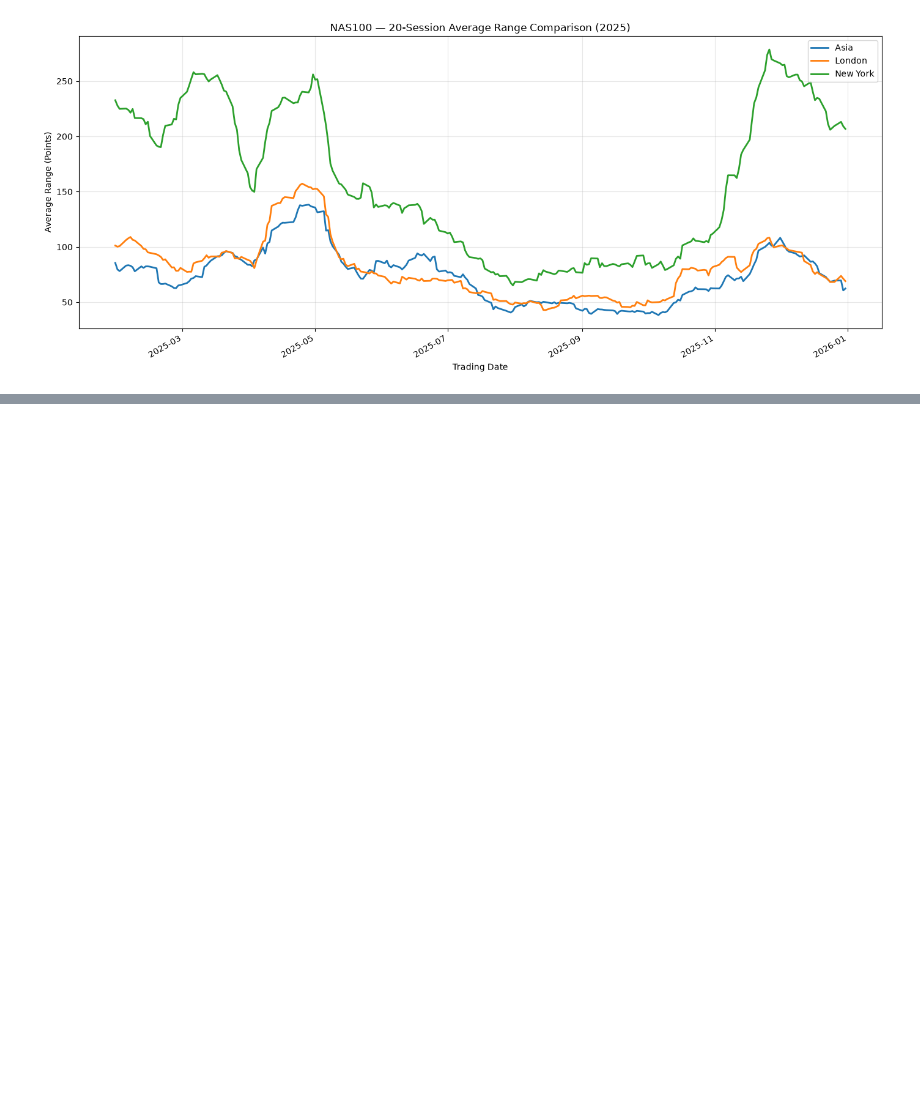
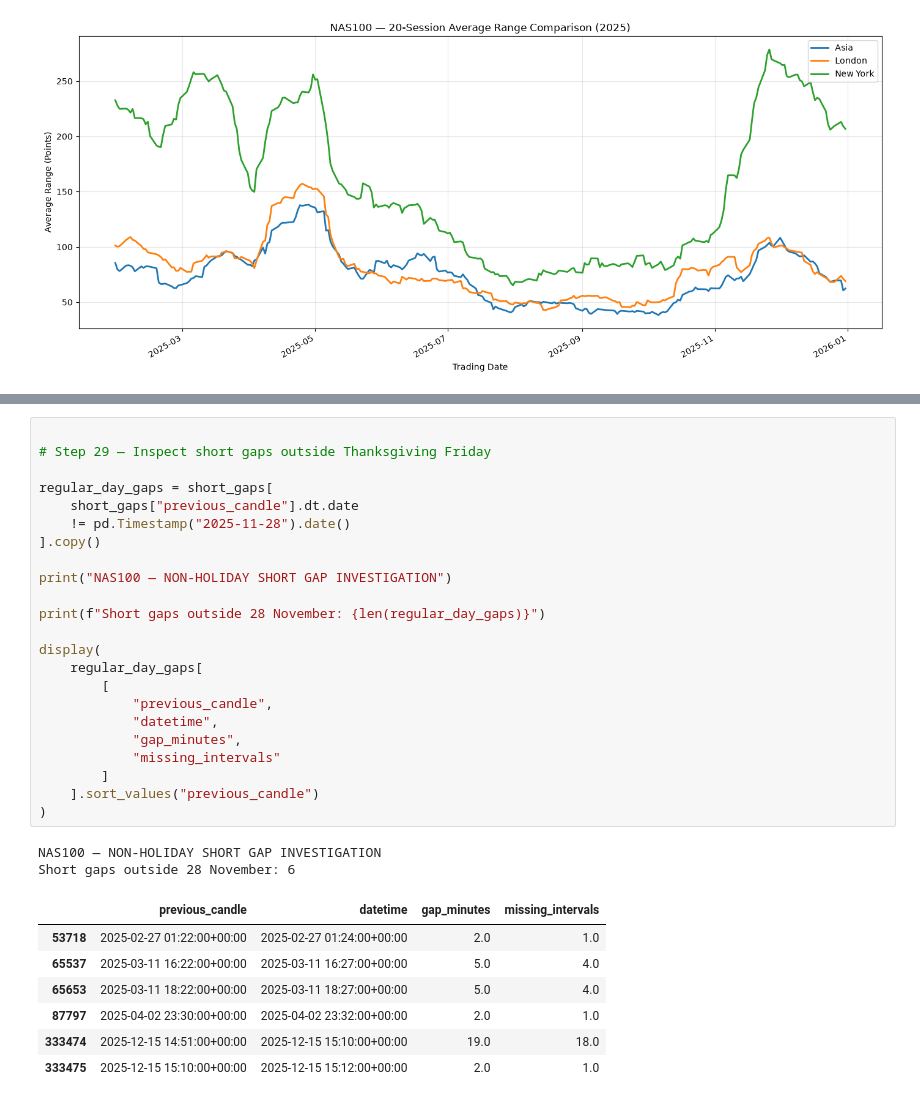
Before and after one commit to oa1013/candle-fetcher, a Jupyter notebook: notebooks/08_daily_session_range_analyzer.ipynb, the cells around one changed output, grey strips where cells are left out. Drawn from its saved outputs; the diff is of its cells as text; blank space fills up the shorter version.

```diff
--- a/notebooks/08_daily_session_range_analyzer.ipynb
+++ b/notebooks/08_daily_session_range_analyzer.ipynb
@@ -971,0 +1221,33 @@ plt.show()
+# %%
+
+# Step 29 — Inspect short gaps outside Thanksgiving Friday
+
+regular_day_gaps = short_gaps[
+    short_gaps["previous_candle"].dt.date
+    != pd.Timestamp("2025-11-28").date()
+].copy()
+
+print("NAS100 — NON-HOLIDAY SHORT GAP INVESTIGATION")
+
+print(f"Short gaps outside 28 November: {len(regular_day_gaps)}")
+
+display(
+    regular_day_gaps[
+        [
+            "previous_candle",
+            "datetime",
+            "gap_minutes",
+            "missing_intervals"
+        ]
+    ].sort_values("previous_candle")
+)
+# %% [output]
+NAS100 — NON-HOLIDAY SHORT GAP INVESTIGATION
+Short gaps outside 28 November: 6
+|  | previous_candle | datetime | gap_minutes | missing_intervals |
+| 53718 | 2025-02-27 01:22:00+00:00 | 2025-02-27 01:24:00+00:00 | 2.0 | 1.0 |
+| 65537 | 2025-03-11 16:22:00+00:00 | 2025-03-11 16:27:00+00:00 | 5.0 | 4.0 |
+| 65653 | 2025-03-11 18:22:00+00:00 | 2025-03-11 18:27:00+00:00 | 5.0 | 4.0 |
+| 87797 | 2025-04-02 23:30:00+00:00 | 2025-04-02 23:32:00+00:00 | 2.0 | 1.0 |
+| 333474 | 2025-12-15 14:51:00+00:00 | 2025-12-15 15:10:00+00:00 | 19.0 | 18.0 |
+| 333475 | 2025-12-15 15:10:00+00:00 | 2025-12-15 15:12:00+00:00 | 2.0 | 1.0 |
```
Also changed, not shown: parts of 6 cells of this notebook, 1 other file.
